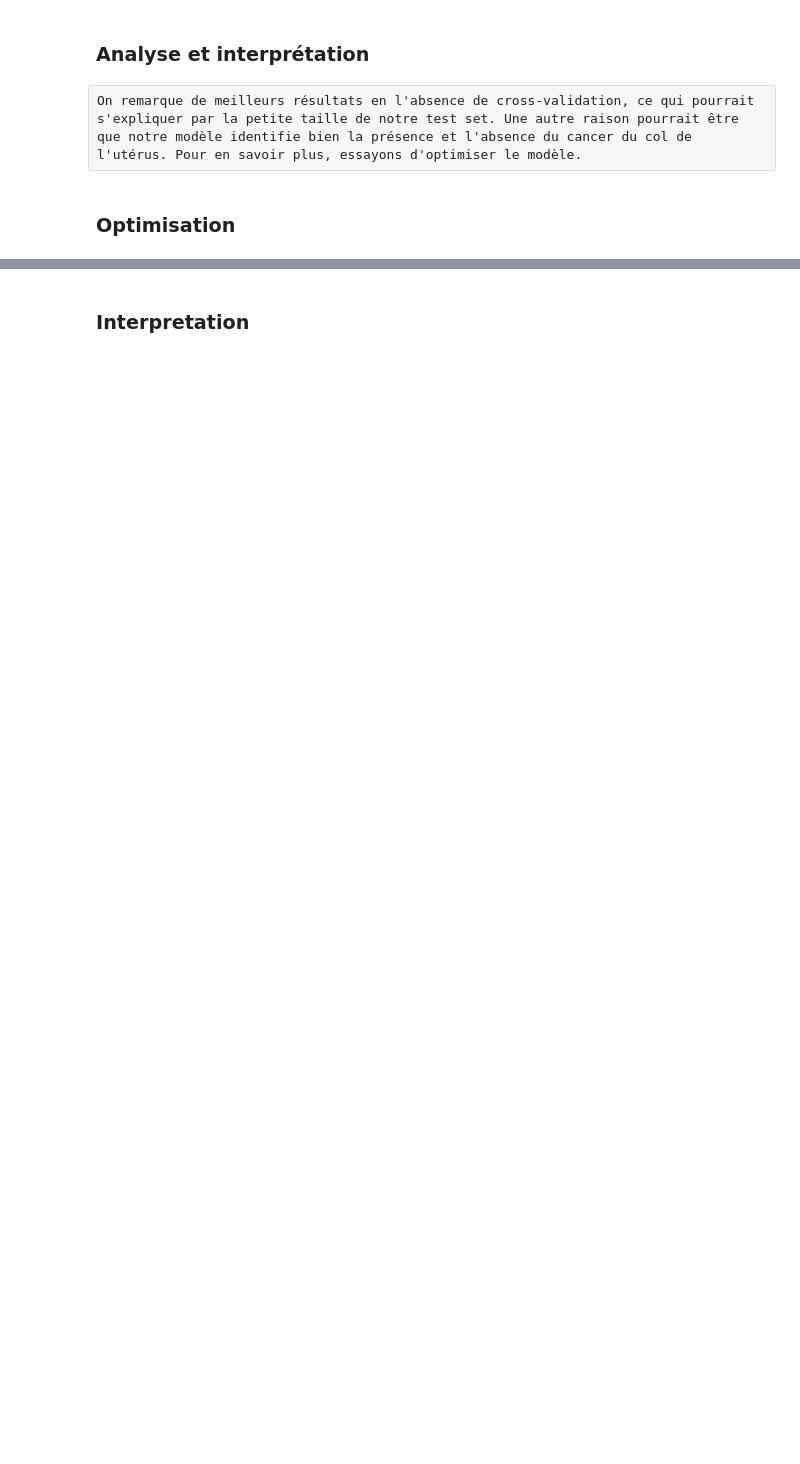
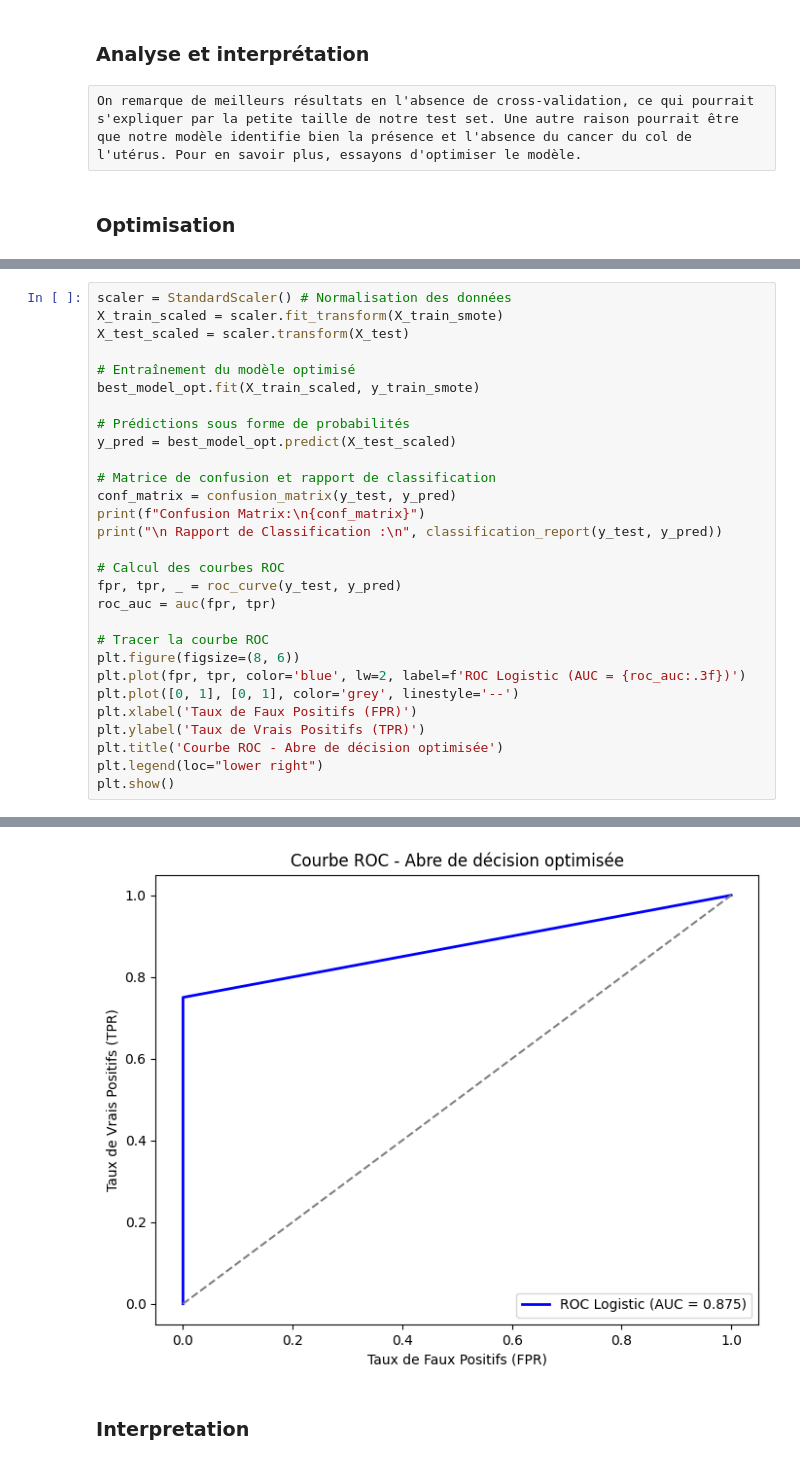
Before and after one commit to marktr11/Cervical-Cancer-Risk-Classification, a Jupyter notebook: Code/TreeDecision1.ipynb, the cells around one changed output, grey strips where cells are left out. Saved outputs shown, nothing was run; the diff lists cells and outputs as text; blank space fills up the shorter version.

```diff
--- a/Code/TreeDecision1.ipynb
+++ b/Code/TreeDecision1.ipynb
@@ -190,0 +192,30 @@ Précision moyenne du modèle après optimisation : 0.82
+# %%
+scaler = StandardScaler() # Normalisation des données
+X_train_scaled = scaler.fit_transform(X_train_smote)
+X_test_scaled = scaler.transform(X_test)
+
+# Entraînement du modèle optimisé
+best_model_opt.fit(X_train_scaled, y_train_smote)
+
+# Prédictions sous forme de probabilités
+y_pred = best_model_opt.predict(X_test_scaled)
+
+# Matrice de confusion et rapport de classification
+conf_matrix = confusion_matrix(y_test, y_pred)
+print(f"Confusion Matrix:\n{conf_matrix}")
+print("\n Rapport de Classification :\n", classification_report(y_test, y_pred))
+
+# Calcul des courbes ROC
+fpr, tpr, _ = roc_curve(y_test, y_pred)
+roc_auc = auc(fpr, tpr)
+
+# Tracer la courbe ROC
+plt.figure(figsize=(8, 6))
+plt.plot(fpr, tpr, color='blue', lw=2, label=f'ROC Logistic (AUC = {roc_auc:.3f})')
+plt.plot([0, 1], [0, 1], color='grey', linestyle='--')
+plt.xlabel('Taux de Faux Positifs (FPR)')
+plt.ylabel('Taux de Vrais Positifs (TPR)')
+plt.title('Courbe ROC - Abre de décision optimisée')
+plt.legend(loc="lower right")
+plt.show()
+# %% [output]
@@ -191,2 +235,3 @@ Précision moyenne du modèle après optimisation : 0.82
+[figure, added]
 # %% [markdown]
 ### Interpretation
```
Also changed, not shown: parts of 13 cells of this notebook, 3 other files.
